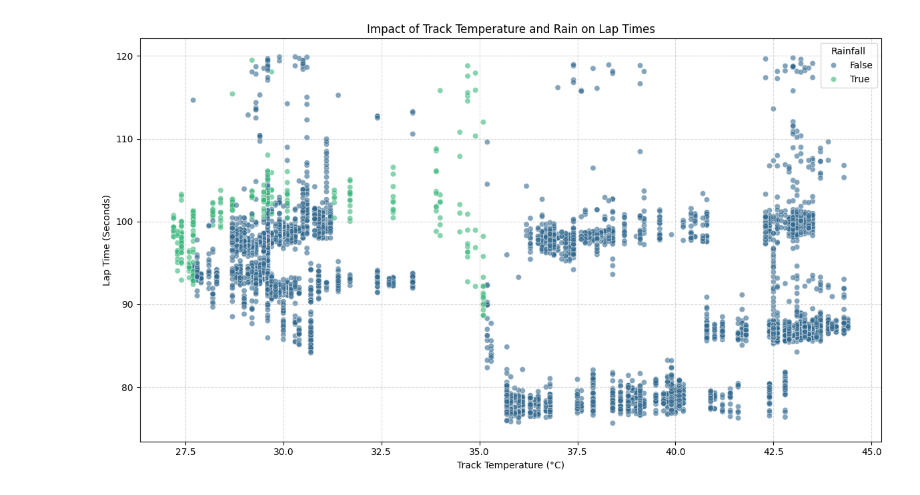
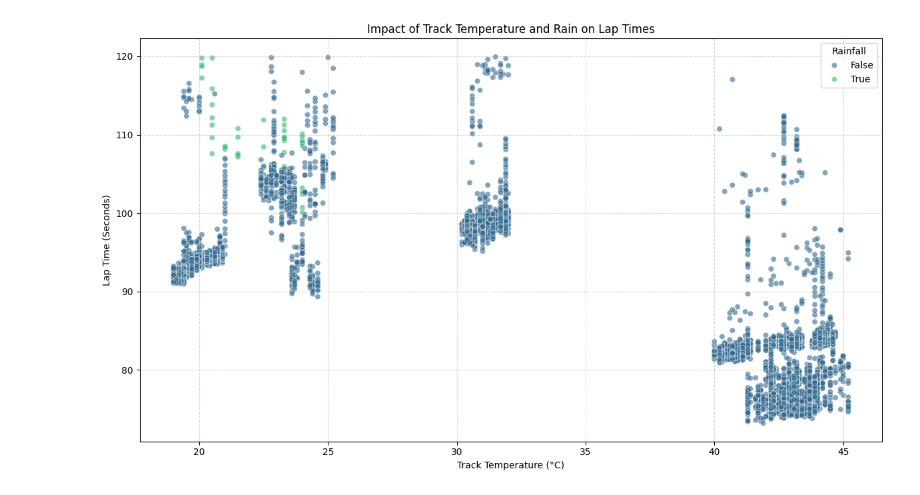
Before and after one commit to gavinvasco-prog/f1-race-analysis, a Jupyter notebook: notebooks/01_data_weather.ipynb, the cells around one changed output. Drawn from its saved outputs; the diff is of its cells as text; code cells hidden in the pictures.

Commit message:
Refactor pipeline to use unified 2025 dataset and update weather EDA

```diff
--- a/notebooks/01_data_weather.ipynb
+++ b/notebooks/01_data_weather.ipynb
@@ -1,48 +1,33 @@
 # %%
-# Cell 1: Imports and Data Loading
 import pandas as pd
 import matplotlib.pyplot as plt
 import seaborn as sns
 import os
 
-# Load processed data
+# Load the single unified dataset
 laps_df = pd.read_csv('../data/processed/cleaned_laps.csv')
-weather_df = pd.read_csv('../data/processed/weather_data.csv')
 
-# Cell 2: Timestamp Conversion and Merging
-# Convert timedelta strings to minutes for a rolling merge
-laps_df['Time_m'] = pd.to_timedelta(laps_df['Time']).dt.total_seconds() // 60
-weather_df['Time_m'] = pd.to_timedelta(weather_df['Time']).dt.total_seconds() // 60
-
-# Merge closest weather data point to each lap
-merged_data = pd.merge_asof(
-    laps_df.sort_values('Time_m'),
-    weather_df.sort_values('Time_m'),
-    on='Time_m',
-    by='Race',
-    direction='nearest'
-)
-
-# Cell 3: Track Temperature and Rain Visualization
+# Ensure the output directory exists
 os.makedirs('../reports/figures', exist_ok=True)
 
+# Generate the visualization
 plt.figure(figsize=(12, 7))
 sns.scatterplot(
-    data=merged_data[merged_data['LapTime_s'] < 120], # Filter massive outliers/pit stops
+    data=laps_df[laps_df['LapTime_s'] < 120],
     x='TrackTemp',
     y='LapTime_s',
     hue='Rainfall',
     palette='viridis',
     alpha=0.6
 )
 plt.title('Impact of Track Temperature and Rain on Lap Times')
 plt.xlabel('Track Temperature (°C)')
 plt.ylabel('Lap Time (Seconds)')
 plt.grid(True, linestyle='--', alpha=0.5)
 plt.tight_layout()
 
-# Save high-res image for Member 3's Markdown documentation
+# Save and display
 plt.savefig('../reports/figures/weather_impact.png', dpi=300)
 plt.show()
 # %% [output]
-[figure, old version]
+[figure, new version]
```
Also changed, not shown: 3 other files.
